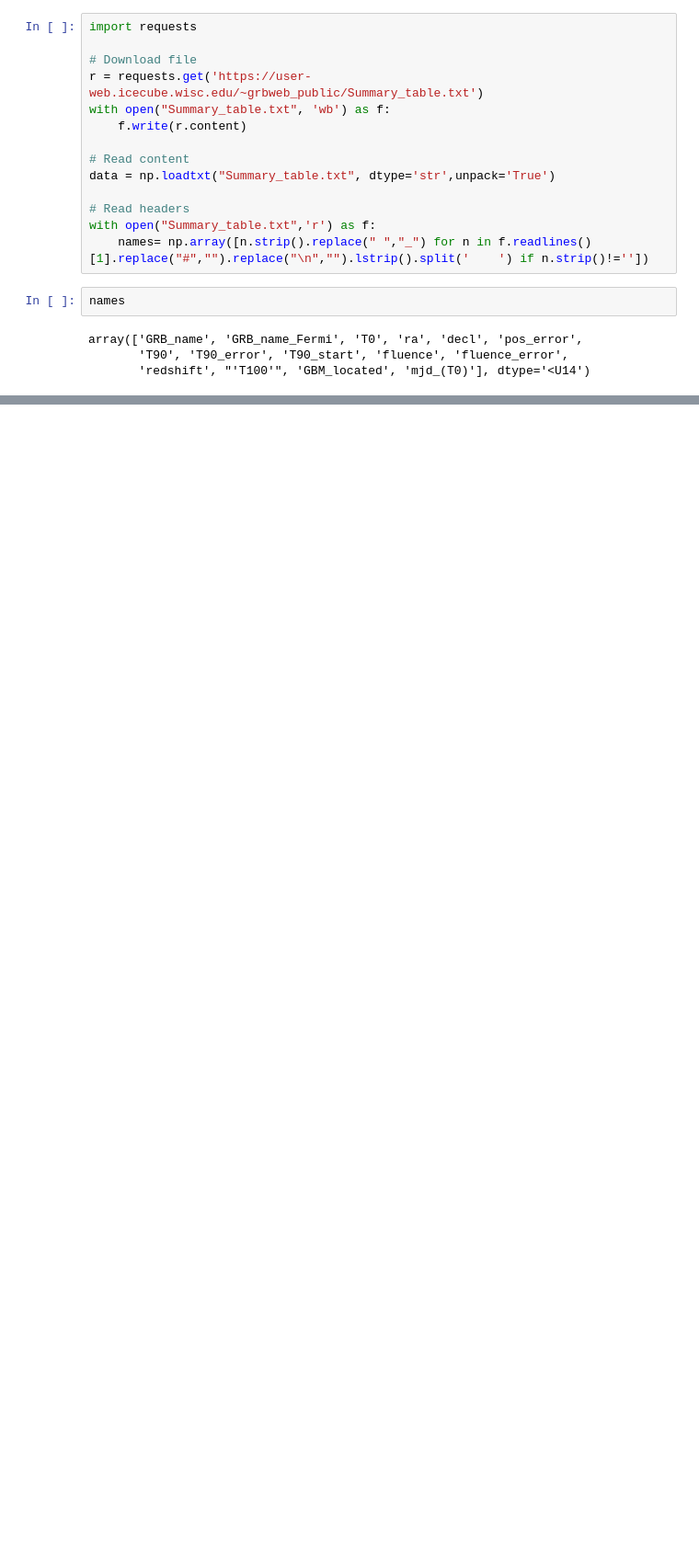
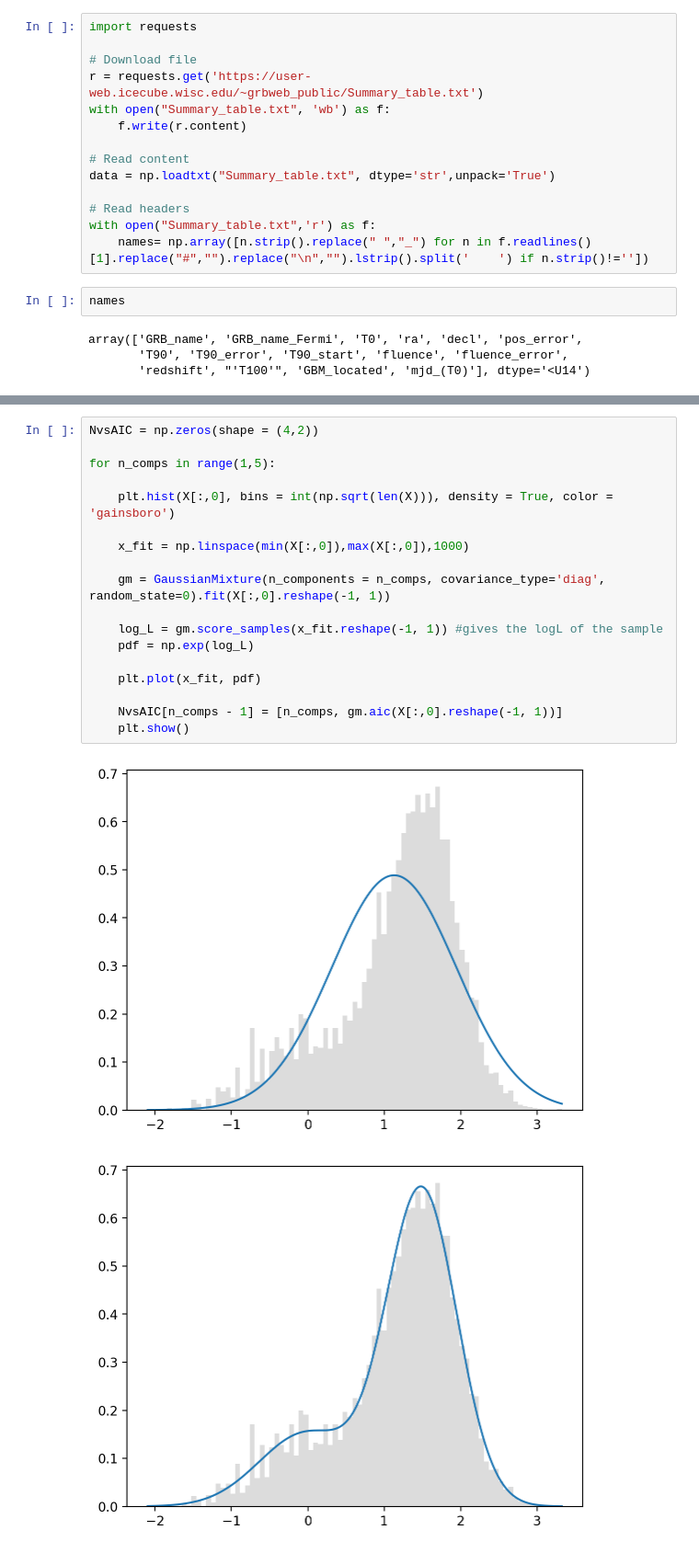
Before and after one commit to EdoSanto/astrostatistics_bicocca_2024, a Jupyter notebook: working/Gamma Ray Bursts.ipynb, the cells around one changed output, grey strips where cells are left out. Shown at 92% size. Drawn from its saved outputs; the diff is of its cells as text; blank space fills up the shorter version.

```diff
--- a/working/Gamma Ray Bursts.ipynb
+++ b/working/Gamma Ray Bursts.ipynb
@@ -58,0 +66,21 @@ plt.hist(np.log(T90[condition]), bins = int(np.sqrt(len(T90[condition]))));
+# %%
+NvsAIC = np.zeros(shape = (4,2))
+
+for n_comps in range(1,5):
+
+    plt.hist(X[:,0], bins = int(np.sqrt(len(X))), density = True, color = 'gainsboro')
+
+    x_fit = np.linspace(min(X[:,0]),max(X[:,0]),1000)
+
+    gm = GaussianMixture(n_components = n_comps, covariance_type='diag', random_state=0).fit(X[:,0].reshape(-1, 1))
+
+    log_L = gm.score_samples(x_fit.reshape(-1, 1)) #gives the logL of the sample
+    pdf = np.exp(log_L)
+
+    plt.plot(x_fit, pdf)
+
+    NvsAIC[n_comps - 1] = [n_comps, gm.aic(X[:,0].reshape(-1, 1))]
+    plt.show()
+# %% [output]
+[figure, added]
+[figure, added]
```
Also changed, not shown: parts of 14 cells of this notebook, 9 other files.
